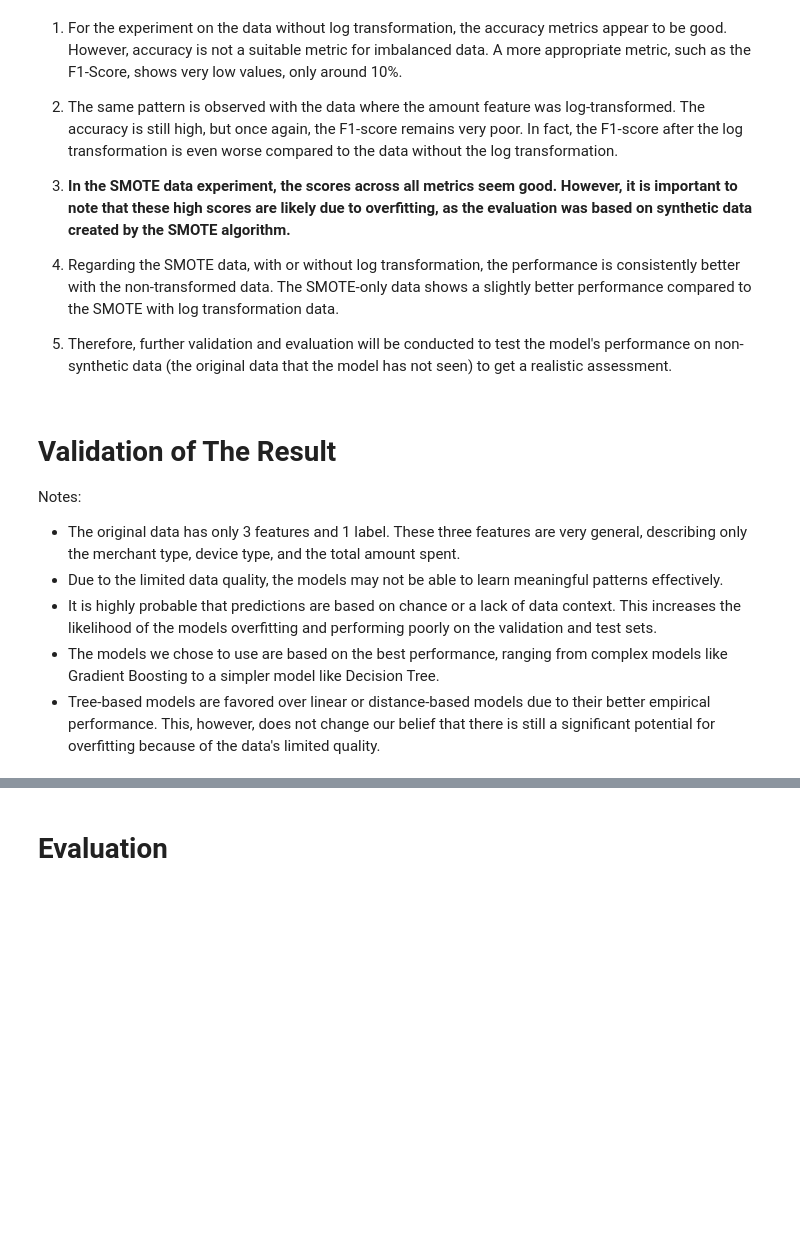
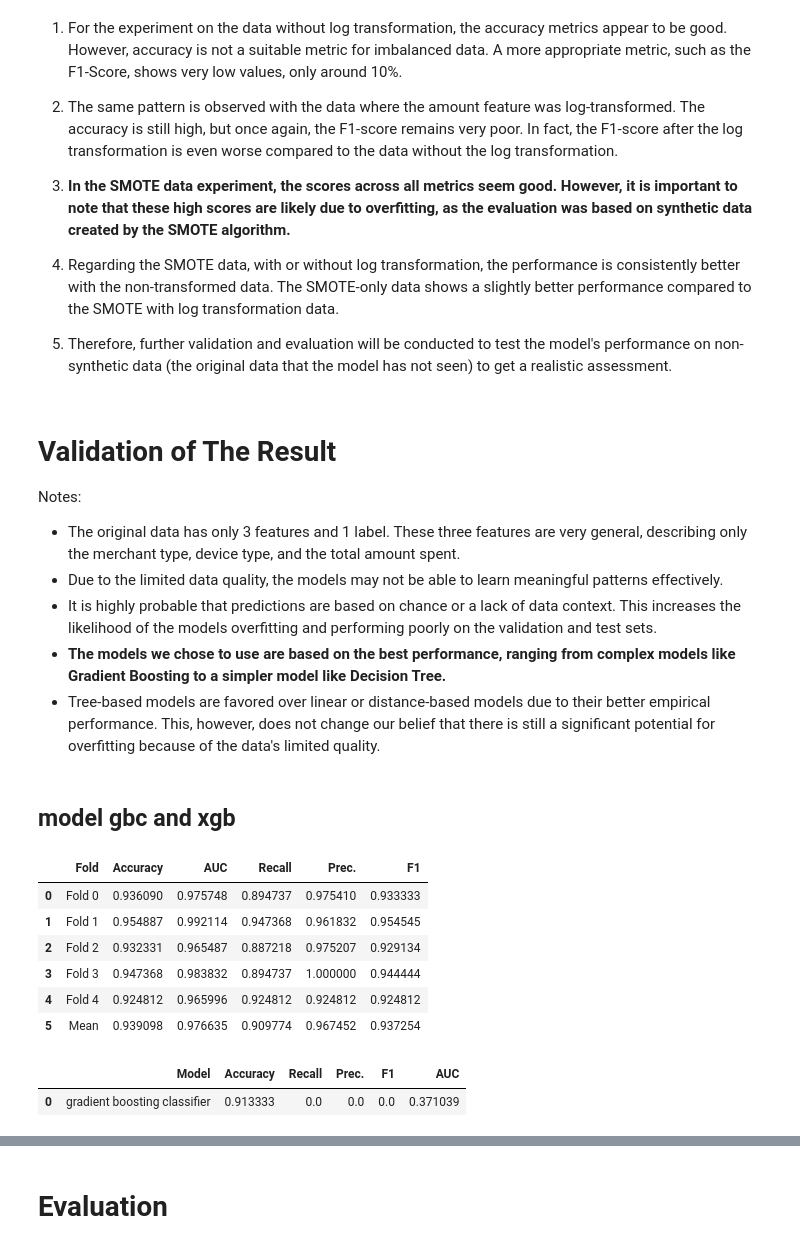
Before and after one commit to Team-9-DeployCamp/fraud-detection, a Jupyter notebook: modelling.ipynb, the cells around one changed output, grey strips where cells are left out. Drawn from its saved outputs; the diff is of its cells as text; code cells hidden in the pictures; blank space fills up the shorter version.

```diff
--- a/modelling.ipynb
+++ b/modelling.ipynb
@@ -325,5 +332,11 @@ Notes:
 * The original data has only 3 features and 1 label. These three features are very general, describing only the merchant type, device type, and the total amount spent.
 * Due to the limited data quality, the models may not be able to learn meaningful patterns effectively.
 * It is highly probable that predictions are based on chance or a lack of data context. This increases the likelihood of the models overfitting and performing poorly on the validation and test sets.
-* The models we chose to use are based on the best performance, ranging from complex models like Gradient Boosting to a simpler model like Decision Tree.
+* **The models we chose to use are based on the best performance, ranging from complex models like Gradient Boosting to a simpler model like Decision Tree.**
 * Tree-based models are favored over linear or distance-based models due to their better empirical performance. This, however, does not change our belief that there is still a significant potential for overfitting because of the data's limited quality.
+# %%
+# define model (initliaze)
+gbc_model = GradientBoostingClassifier(random_state=42)
+xgb_model = xgb.XGBClassifier(random_state=42)
+lgb_model = lgb.LGBMClassifier(random_state=42, verbose=-1)
+dt_model = DecisionTreeClassifier(random_state=42)
@@ -329,0 +398,13 @@ Notes:
+# %% [markdown]
+## model gbc and xgb
+# %%
+# try to fitting in mutlitple fold
+single_model_cv_report(gbc_model, X_train_SMOTE, y_train_SMOTE)
+# %% [output]
+|  | Fold | Accuracy | AUC | Recall | Prec. | F1 |
+| 0 | Fold 0 | 0.936090 | 0.975748 | 0.894737 | 0.975410 | 0.933333 |
+| 1 | Fold 1 | 0.954887 | 0.992114 | 0.947368 | 0.961832 | 0.954545 |
+| 2 | Fold 2 | 0.932331 | 0.965487 | 0.887218 | 0.975207 | 0.929134 |
+| 3 | Fold 3 | 0.947368 | 0.983832 | 0.894737 | 1.000000 | 0.944444 |
+| 4 | Fold 4 | 0.924812 | 0.965996 | 0.924812 | 0.924812 | 0.924812 |
+| 5 | Mean | 0.939098 | 0.976635 | 0.909774 | 0.967452 | 0.937254 |
@@ -329,0 +432,19 @@ Notes:
+# %%
+# validate the result on data that the model has never seen before
+# predict on set validation (X_valid)
+fit_model_gbc = gbc_model.fit(X_train_SMOTE, y_train_SMOTE)
+
+y_pred_gbc = fit_model_gbc.predict(X_valid)
+y_proba_gbc = fit_model_gbc.predict_proba(X_valid)[:, 1]
+
+gbc_metrics_eval = get_final_metrics_df(
+    'gradient boosting classifier',
+    y_valid,
+    y_pred_gbc,
+    y_proba_gbc
+)
+
+gbc_metrics_eval
+# %% [output]
+|  | Model | Accuracy | Recall | Prec. | F1 | AUC |
+| 0 | gradient boosting classifier | 0.913333 | 0.0 | 0.0 | 0.0 | 0.371039 |
```
Also changed, not shown: parts of 25 cells of this notebook, 2 other files.
